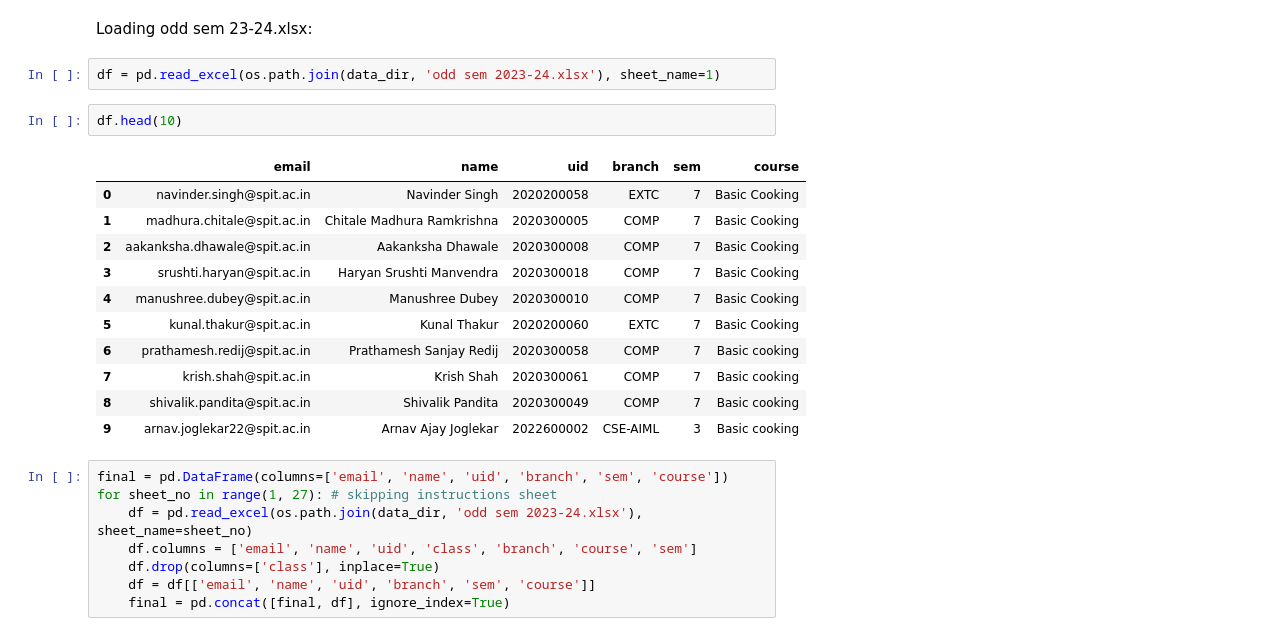
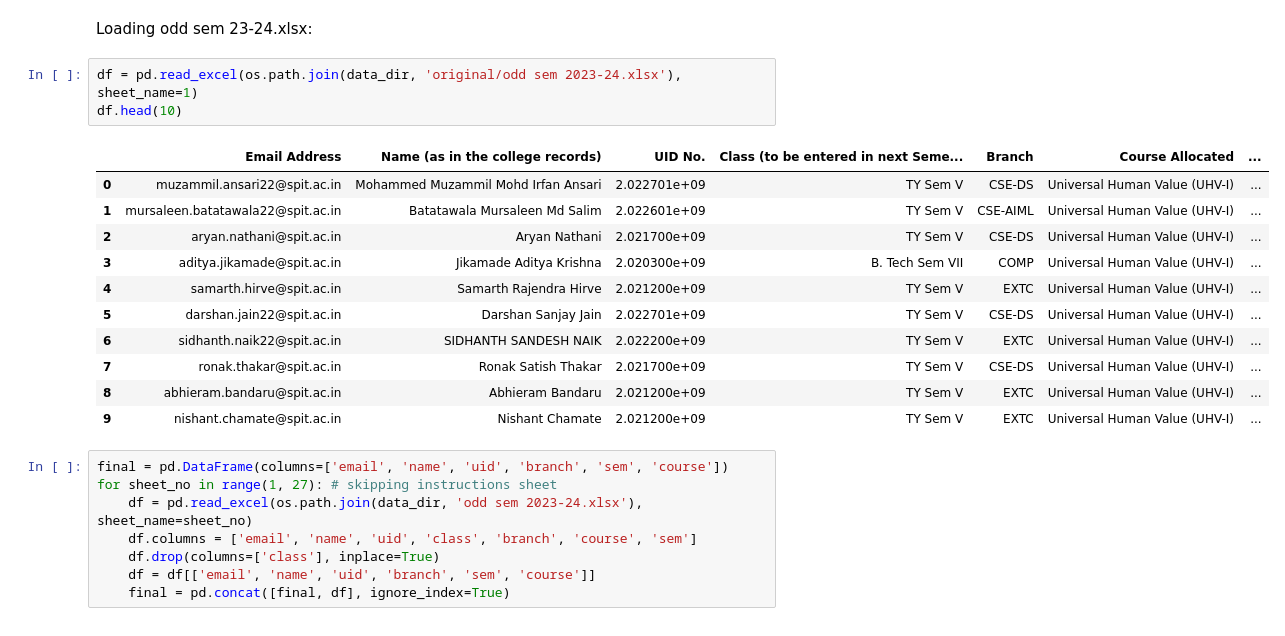
Before and after one commit to Hitstar53/SEVA-SATVA-Course-Analyzer, a Jupyter notebook: preprocessing/preprocessing-sheet3.ipynb, the cells around one changed output. Cells and saved outputs as stored; diff of their text form.

```diff
--- a/preprocessing/preprocessing-sheet3.ipynb
+++ b/preprocessing/preprocessing-sheet3.ipynb
@@ -32,21 +21,20 @@ course_names = courses['course_name']
 # %% [markdown]
 Loading odd sem 23-24.xlsx:
 # %%
-df = pd.read_excel(os.path.join(data_dir, 'odd sem 2023-24.xlsx'), sheet_name=1)
+df = pd.read_excel(os.path.join(data_dir, 'original/odd sem 2023-24.xlsx'), sheet_name=1)
+df.head(10)
+# %% [output]
+|  | Email Address | Name (as in the college records) | UID No. | Class (to be entered in next Seme... | Branch | Course Allocated | ... |
+| 0 | muzammil.ansari22@spit.ac.in | Mohammed Muzammil Mohd Irfan Ansari | 2.022701e+09 | TY Sem V | CSE-DS | Universal Human Value (UHV-I) | ... |
+| 1 | mursaleen.batatawala22@spit.ac.in | Batatawala Mursaleen Md Salim | 2.022601e+09 | TY Sem V | CSE-AIML | Universal Human Value (UHV-I) | ... |
+| 2 | aryan.nathani@spit.ac.in | Aryan Nathani | 2.021700e+09 | TY Sem V | CSE-DS | Universal Human Value (UHV-I) | ... |
+| 3 | aditya.jikamade@spit.ac.in | Jikamade Aditya Krishna | 2.020300e+09 | B. Tech Sem VII | COMP | Universal Human Value (UHV-I) | ... |
+| 4 | samarth.hirve@spit.ac.in | Samarth Rajendra Hirve | 2.021200e+09 | TY Sem V | EXTC | Universal Human Value (UHV-I) | ... |
+| 5 | darshan.jain22@spit.ac.in | Darshan Sanjay Jain | 2.022701e+09 | TY Sem V | CSE-DS | Universal Human Value (UHV-I) | ... |
+| 6 | sidhanth.naik22@spit.ac.in | SIDHANTH SANDESH NAIK | 2.022200e+09 | TY Sem V | EXTC | Universal Human Value (UHV-I) | ... |
+| 7 | ronak.thakar@spit.ac.in | Ronak Satish Thakar | 2.021700e+09 | TY Sem V | CSE-DS | Universal Human Value (UHV-I) | ... |
+| 8 | abhieram.bandaru@spit.ac.in | Abhieram Bandaru | 2.021200e+09 | TY Sem V | EXTC | Universal Human Value (UHV-I) | ... |
+| 9 | nishant.chamate@spit.ac.in | Nishant Chamate | 2.021200e+09 | TY Sem V | EXTC | Universal Human Value (UHV-I) | ... |
-# %%
-df.head(10)
-# %% [output]
-|  | email | name | uid | branch | sem | course |
-| 0 | navinder.singh@spit.ac.in | Navinder Singh | 2020200058 | EXTC | 7 | Basic Cooking |
-| 1 | madhura.chitale@spit.ac.in | Chitale Madhura Ramkrishna | 2020300005 | COMP | 7 | Basic Cooking |
-| 2 | aakanksha.dhawale@spit.ac.in | Aakanksha Dhawale | 2020300008 | COMP | 7 | Basic Cooking |
-| 3 | srushti.haryan@spit.ac.in | Haryan Srushti Manvendra | 2020300018 | COMP | 7 | Basic Cooking |
-| 4 | manushree.dubey@spit.ac.in | Manushree Dubey | 2020300010 | COMP | 7 | Basic Cooking |
-| 5 | kunal.thakur@spit.ac.in | Kunal Thakur | 2020200060 | EXTC | 7 | Basic Cooking |
-| 6 | prathamesh.redij@spit.ac.in | Prathamesh Sanjay Redij | 2020300058 | COMP | 7 | Basic cooking |
-| 7 | krish.shah@spit.ac.in | Krish Shah | 2020300061 | COMP | 7 | Basic cooking |
-| 8 | shivalik.pandita@spit.ac.in | Shivalik Pandita | 2020300049 | COMP | 7 | Basic cooking |
-| 9 | arnav.joglekar22@spit.ac.in | Arnav Ajay Joglekar | 2022600002 | CSE-AIML | 3 | Basic cooking |
 # %%
 final = pd.DataFrame(columns=['email', 'name', 'uid', 'branch', 'sem', 'course'])
 for sheet_no in range(1, 27): # skipping instructions sheet
```
Also changed, not shown: parts of 4 cells of this notebook, 6 other files.
